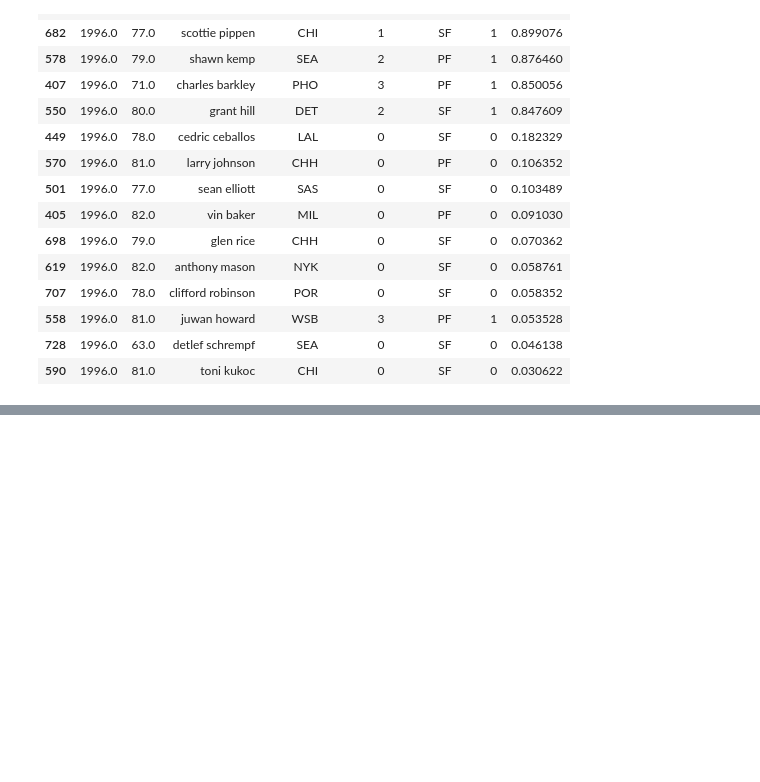
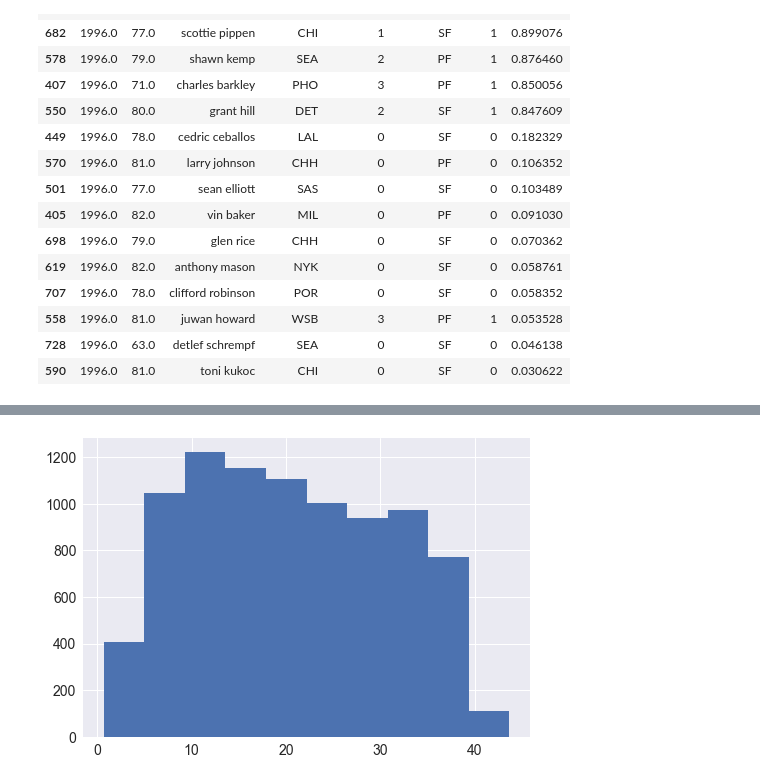
Before and after one commit to jquella/DSI_capstone, a Jupyter notebook: model_v1.ipynb, the cells around one changed output, grey strips where cells are left out. Saved outputs shown, nothing was run; the diff lists cells and outputs as text; code cells hidden in the pictures; blank space fills up the shorter version.

```diff
--- a/model_v1.ipynb
+++ b/model_v1.ipynb
@@ -788,0 +848,4 @@ pred_test_lr1.loc[mask, interestcols].sort_values(by='proba', ascending=False).h
+# %%
+plt.hist(X_train['mp'] / X_train['g']);
+# %% [output]
+[figure, added]
```
Also changed, not shown: parts of 23 cells of this notebook.
